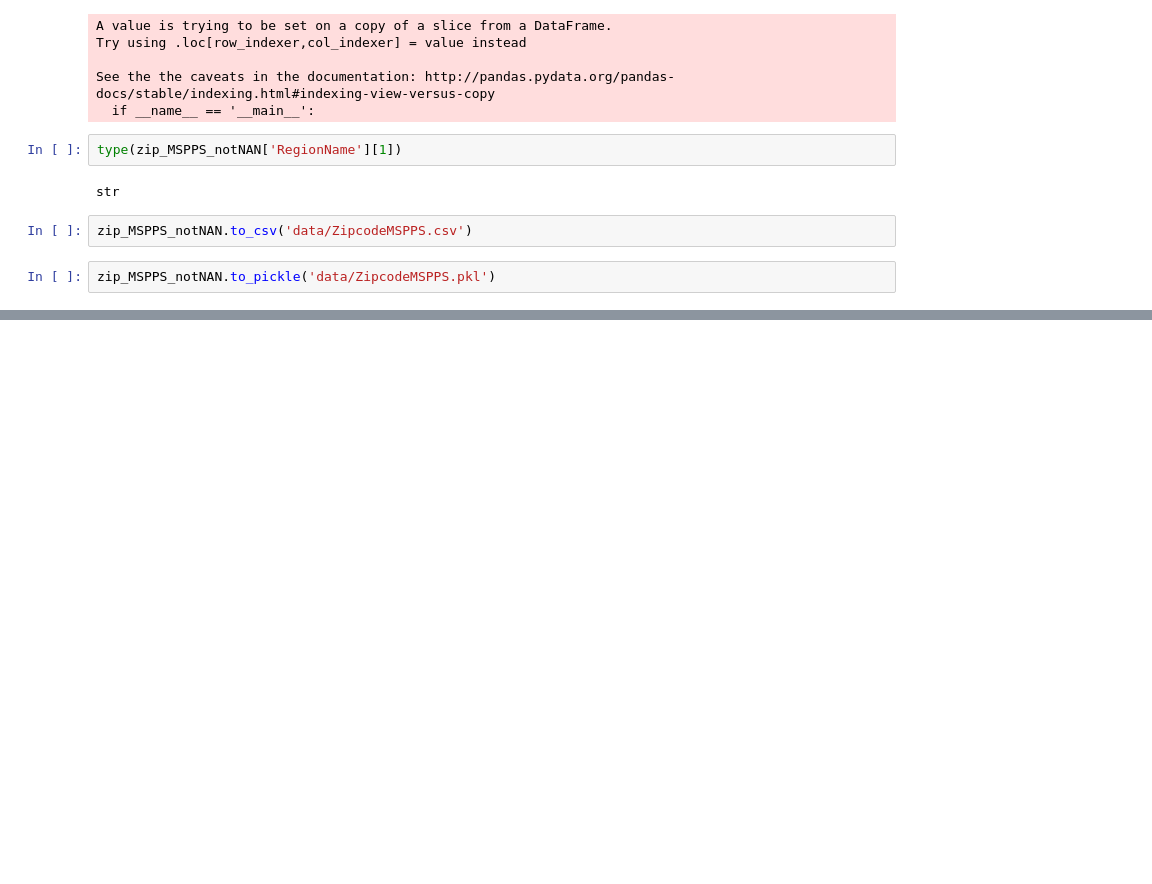
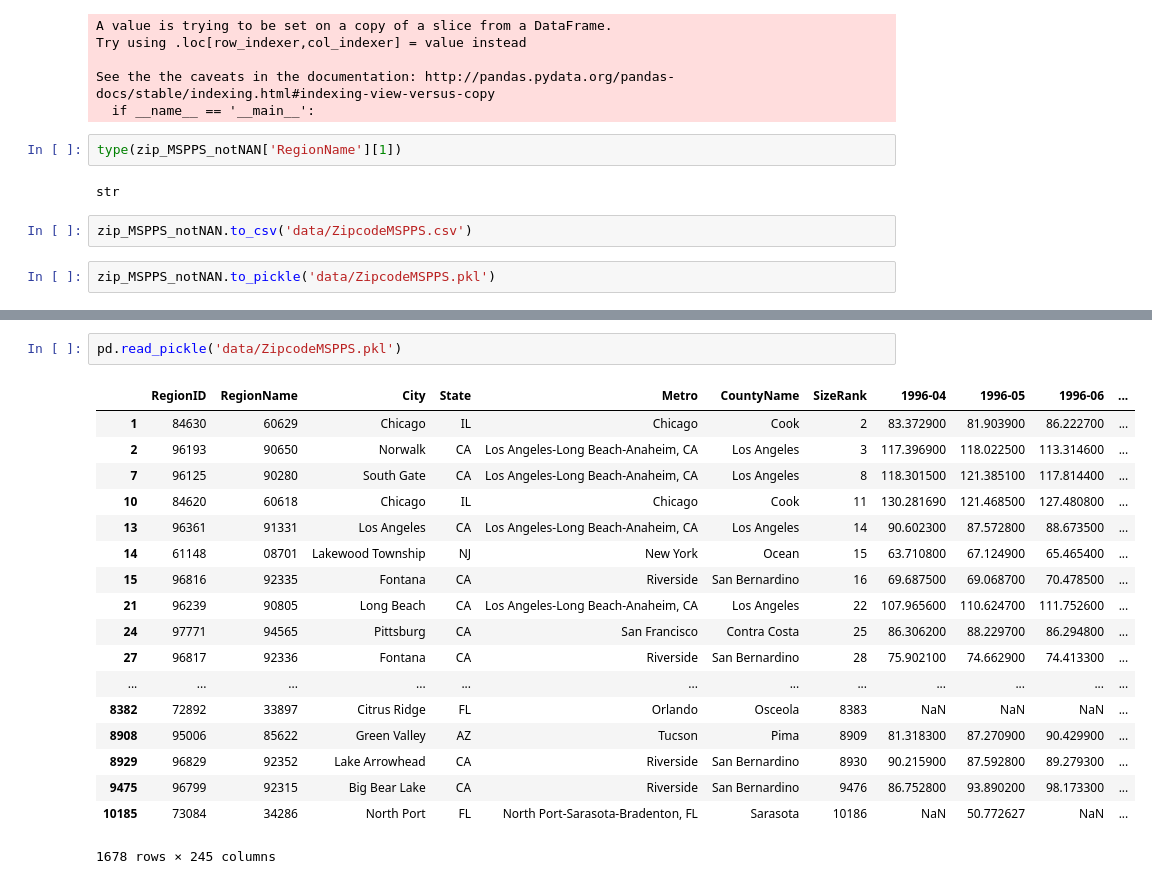
Before and after one commit to austinwu0/cs109-final-project, a Jupyter notebook: Cody Notebook .ipynb, the cells around one changed output, grey strips where cells are left out. Saved outputs shown, nothing was run; the diff lists cells and outputs as text; blank space fills up the shorter version.

```diff
--- a/Cody Notebook .ipynb
+++ b/Cody Notebook .ipynb
@@ -231,0 +226,21 @@ zip_MSPPS_notNAN.to_pickle('data/ZipcodeMSPPS.pkl')
+# %%
+pd.read_pickle('data/ZipcodeMSPPS.pkl')
+# %% [output]
+|  | RegionID | RegionName | City | State | Metro | CountyName | SizeRank | 1996-04 | 1996-05 | 1996-06 | ... |
+| 1 | 84630 | 60629 | Chicago | IL | Chicago | Cook | 2 | 83.372900 | 81.903900 | 86.222700 | ... |
+| 2 | 96193 | 90650 | Norwalk | CA | Los Angeles-Long Beach-Anaheim, CA | Los Angeles | 3 | 117.396900 | 118.022500 | 113.314600 | ... |
+| 7 | 96125 | 90280 | South Gate | CA | Los Angeles-Long Beach-Anaheim, CA | Los Angeles | 8 | 118.301500 | 121.385100 | 117.814400 | ... |
+| 10 | 84620 | 60618 | Chicago | IL | Chicago | Cook | 11 | 130.281690 | 121.468500 | 127.480800 | ... |
+| 13 | 96361 | 91331 | Los Angeles | CA | Los Angeles-Long Beach-Anaheim, CA | Los Angeles | 14 | 90.602300 | 87.572800 | 88.673500 | ... |
+| 14 | 61148 | 08701 | Lakewood Township | NJ | New York | Ocean | 15 | 63.710800 | 67.124900 | 65.465400 | ... |
+| 15 | 96816 | 92335 | Fontana | CA | Riverside | San Bernardino | 16 | 69.687500 | 69.068700 | 70.478500 | ... |
+| 21 | 96239 | 90805 | Long Beach | CA | Los Angeles-Long Beach-Anaheim, CA | Los Angeles | 22 | 107.965600 | 110.624700 | 111.752600 | ... |
+| 24 | 97771 | 94565 | Pittsburg | CA | San Francisco | Contra Costa | 25 | 86.306200 | 88.229700 | 86.294800 | ... |
+| 27 | 96817 | 92336 | Fontana | CA | Riverside | San Bernardino | 28 | 75.902100 | 74.662900 | 74.413300 | ... |
+| ... | ... | ... | ... | ... | ... | ... | ... | ... | ... | ... | ... |
+| 8382 | 72892 | 33897 | Citrus Ridge | FL | Orlando | Osceola | 8383 | NaN | NaN | NaN | ... |
+| 8908 | 95006 | 85622 | Green Valley | AZ | Tucson | Pima | 8909 | 81.318300 | 87.270900 | 90.429900 | ... |
+| 8929 | 96829 | 92352 | Lake Arrowhead | CA | Riverside | San Bernardino | 8930 | 90.215900 | 87.592800 | 89.279300 | ... |
+| 9475 | 96799 | 92315 | Big Bear Lake | CA | Riverside | San Bernardino | 9476 | 86.752800 | 93.890200 | 98.173300 | ... |
+| 10185 | 73084 | 34286 | North Port | FL | North Port-Sarasota-Bradenton, FL | Sarasota | 10186 | NaN | 50.772627 | NaN | ... |
+1678 rows × 245 columns
```
Also changed, not shown: parts of 2 cells of this notebook, 1 other file.
